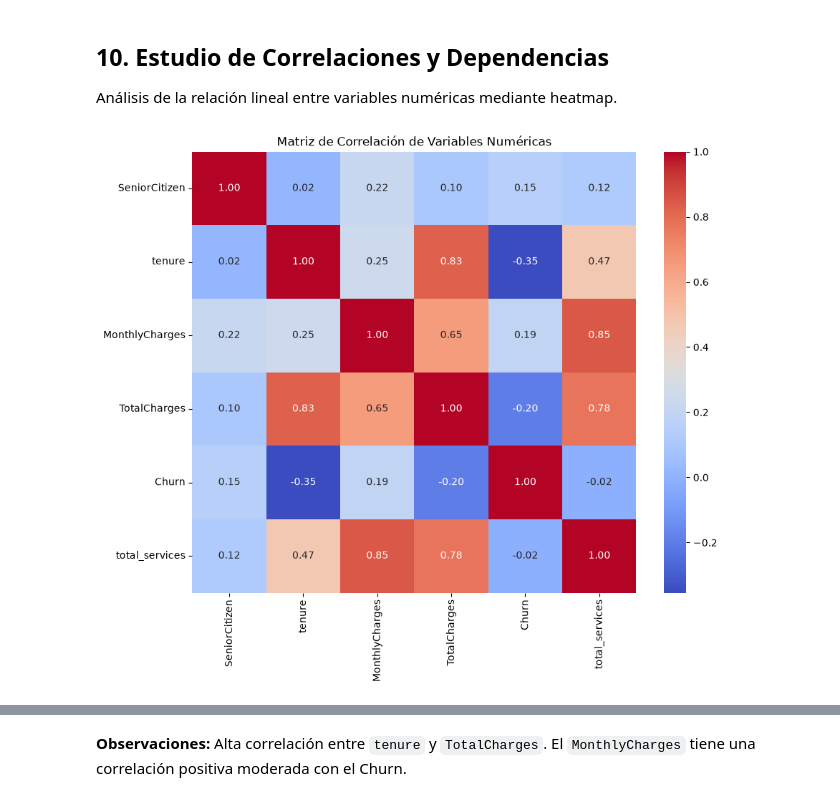
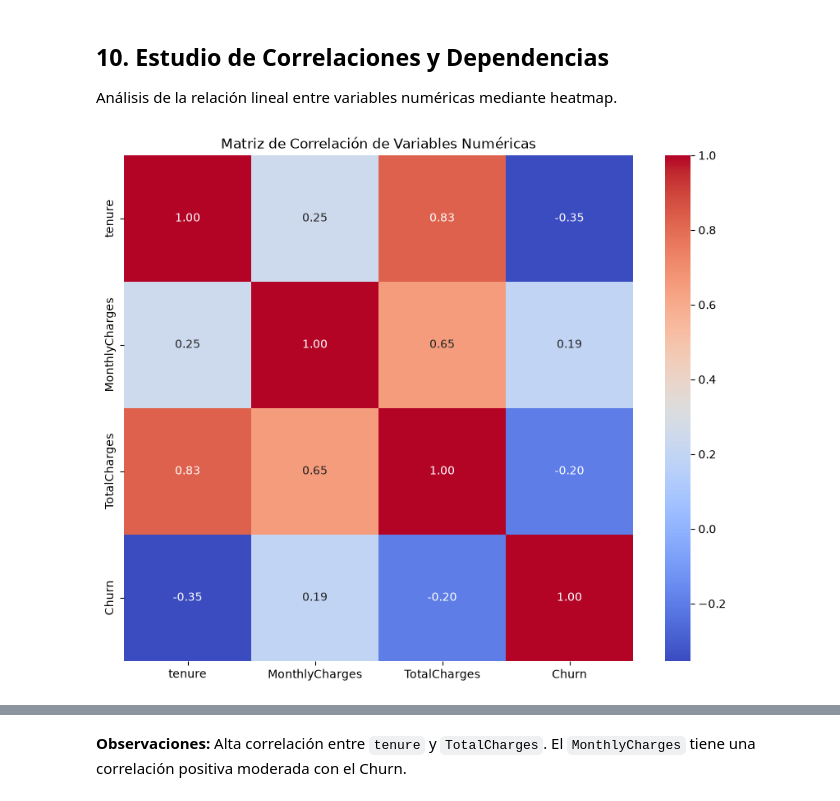
Before and after one commit to Felixphz/Churn-Prediction, a Jupyter notebook: ml_pipeline/notebooks/eda.ipynb, the cells around one changed output, grey strips where cells are left out. Cells and saved outputs as stored; diff of their text form; code cells hidden in the pictures.

Commit message:
update eda fix pearson graph and add cramer's v graph

```diff
--- a/ml_pipeline/notebooks/eda.ipynb
+++ b/ml_pipeline/notebooks/eda.ipynb
@@ -348,11 +350,11 @@ Análisis de la relación lineal entre variables numéricas mediante heatmap.
 # %%
 df_corr = df.copy()
 df_corr['Churn'] = df_corr['Churn'].map({'Yes': 1, 'No': 0})
 numeric_df = df_corr.select_dtypes(include=[np.number])
-
+numeric_df=numeric_df[['tenure', 'MonthlyCharges', 'TotalCharges', 'Churn']].corr()
 plt.figure(figsize=(10, 8))
-sns.heatmap(numeric_df.corr(), annot=True, cmap='coolwarm', fmt='.2f')
+sns.heatmap(numeric_df, annot=True, cmap='coolwarm', fmt='.2f')
 plt.title('Matriz de Correlación de Variables Numéricas')
 plt.show()
 # %% [output]
-[figure, old version]
+[figure, new version]
```
Also changed, not shown: parts of 3 cells of this notebook, 2 other files.
